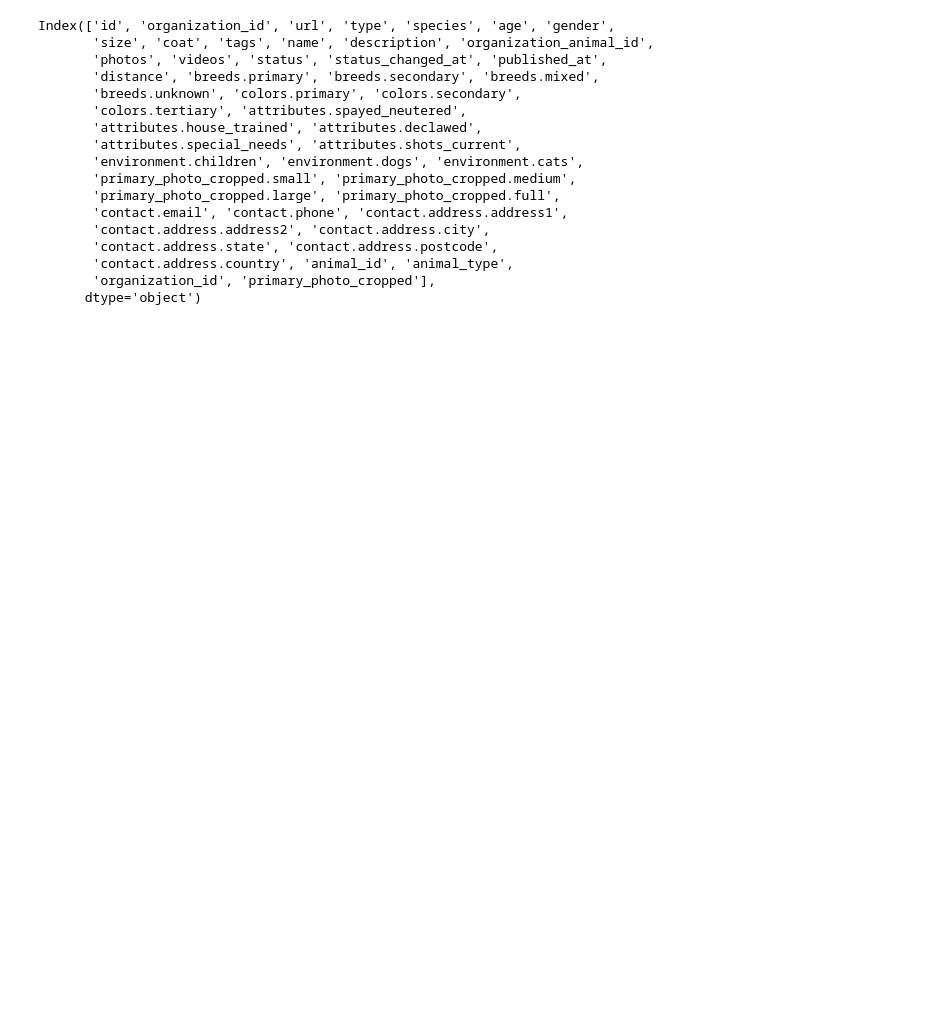
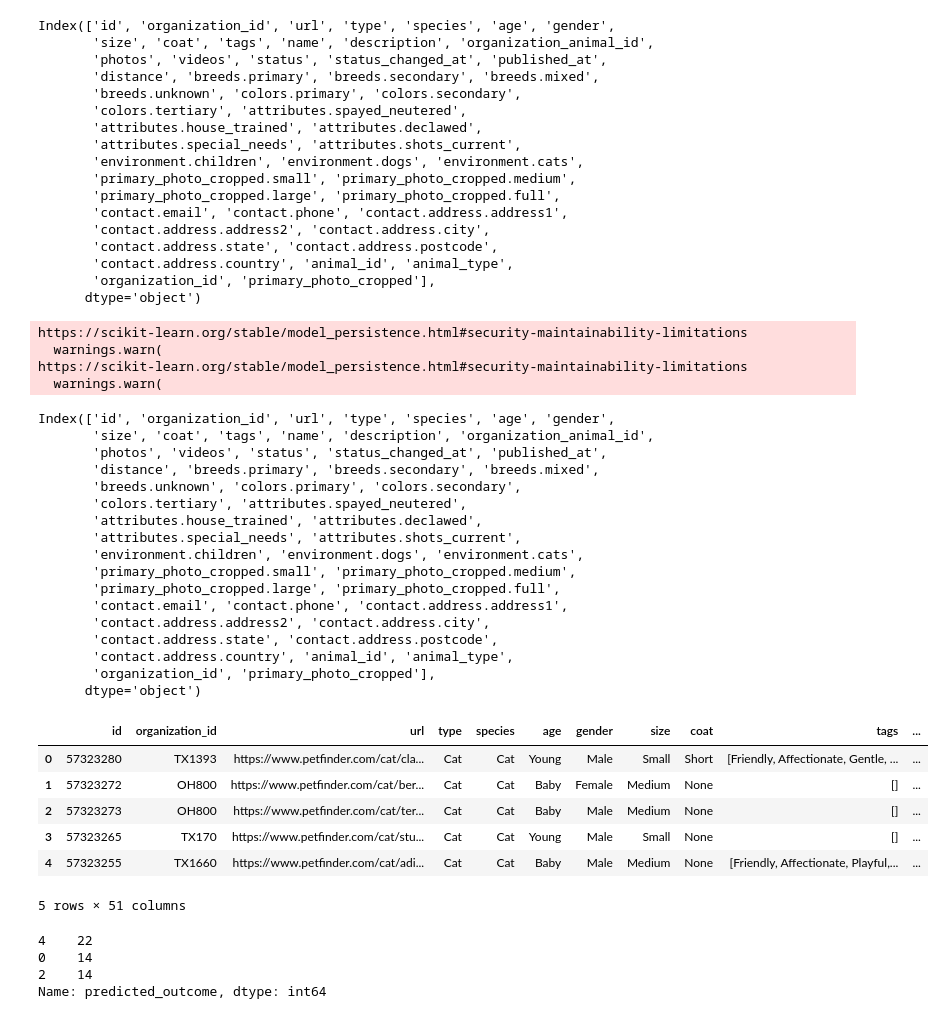
Before and after one commit to hbarabash/findapet, a Jupyter notebook: backend/findpets.ipynb, the cells around one changed output. Cells and saved outputs as stored; diff of their text form; code cells hidden in the pictures; blank space fills up the shorter version.

```diff
--- a/backend/findpets.ipynb
+++ b/backend/findpets.ipynb
@@ -22,5 +22,6 @@ def getbreeds():
 # %%
 import petpy
 import numpy as np
+import pickle
 pf = petpy.Petfinder(key='2p8Gsyz5kSnyKFNp4w7XqmNWD5UDHgPJ5Qkn9gLp9XHbkXOp68', secret='EEjObz7j3VQ0XhrOgITmyiZUK4nTg0LtJMcGzHdb')
-cats_df = pf.animals(animal_type='cat', status='adoptable', return_df = True)
+cats_df = pf.animals(animal_type='cat', status='adoptable', results_per_page=50, return_df = True)
@@ -56,0 +125,40 @@ Index(['id', 'organization_id', 'url', 'type', 'species', 'age', 'gender',
+# %%
+#cats_df = cats_df.drop('organization_id', axis=1)
+df_new = getModelResults(cats_df)
+df_new.head()
+# %% [output]
+https://scikit-learn.org/stable/model_persistence.html#security-maintainability-limitations
+  warnings.warn(
+https://scikit-learn.org/stable/model_persistence.html#security-maintainability-limitations
+  warnings.warn(
+Index(['id', 'organization_id', 'url', 'type', 'species', 'age', 'gender',
+       'size', 'coat', 'tags', 'name', 'description', 'organization_animal_id',
+       'photos', 'videos', 'status', 'status_changed_at', 'published_at',
+       'distance', 'breeds.primary', 'breeds.secondary', 'breeds.mixed',
+       'breeds.unknown', 'colors.primary', 'colors.secondary',
+       'colors.tertiary', 'attributes.spayed_neutered',
+       'attributes.house_trained', 'attributes.declawed',
+       'attributes.special_needs', 'attributes.shots_current',
+       'environment.children', 'environment.dogs', 'environment.cats',
+       'primary_photo_cropped.small', 'primary_photo_cropped.medium',
+       'primary_photo_cropped.large', 'primary_photo_cropped.full',
+       'contact.email', 'contact.phone', 'contact.address.address1',
+       'contact.address.address2', 'contact.address.city',
+       'contact.address.state', 'contact.address.postcode',
+       'contact.address.country', 'animal_id', 'animal_type',
+       'organization_id', 'primary_photo_cropped'],
+      dtype='object')
+|  | id | organization_id | url | type | species | age | gender | size | coat | tags | ... |
+| 0 | 57323280 | TX1393 | https://www.petfinder.com/cat/cla... | Cat | Cat | Young | Male | Small | Short | [Friendly, Affectionate, Gentle, ... | ... |
+| 1 | 57323272 | OH800 | https://www.petfinder.com/cat/ber... | Cat | Cat | Baby | Female | Medium | None | [] | ... |
+| 2 | 57323273 | OH800 | https://www.petfinder.com/cat/ter... | Cat | Cat | Baby | Male | Medium | None | [] | ... |
+| 3 | 57323265 | TX170 | https://www.petfinder.com/cat/stu... | Cat | Cat | Young | Male | Small | None | [] | ... |
+| 4 | 57323255 | TX1660 | https://www.petfinder.com/cat/adi... | Cat | Cat | Baby | Male | Medium | None | [Friendly, Affectionate, Playful,... | ... |
+5 rows × 51 columns
+# %%
+df_new.predicted_outcome.value_counts()
+# %% [output]
+4    22
+0    14
+2    14
+Name: predicted_outcome, dtype: int64
```
Also changed, not shown: parts of 4 cells of this notebook, 16 other files.
